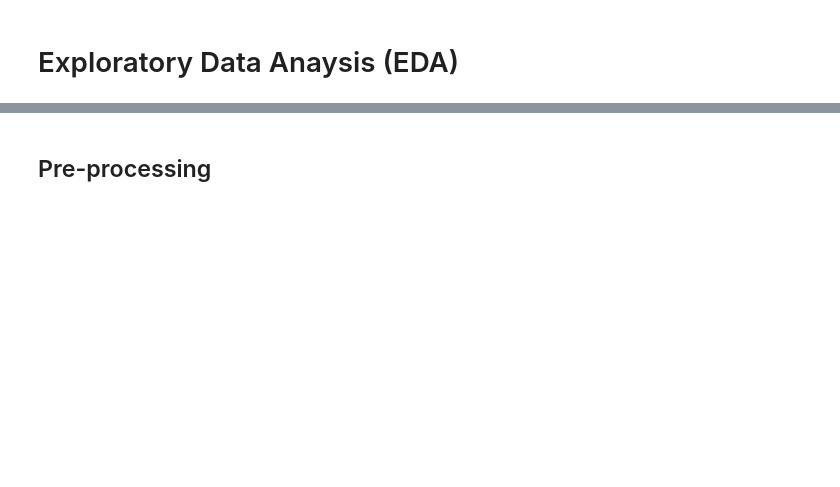
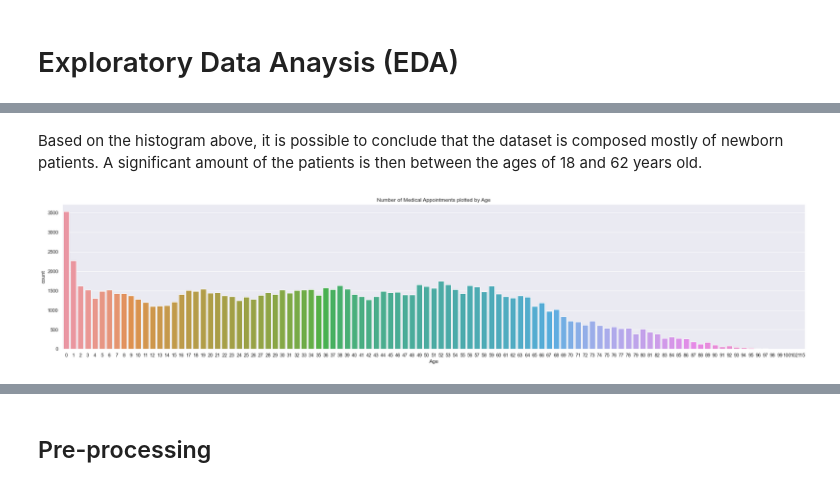
Before and after one commit to laisbsc/patients_no_show, a Jupyter notebook: laisCarvalho_MLY4_CA2.ipynb, the cells around one changed output, grey strips where cells are left out. Cells and saved outputs as stored; diff of their text form; code cells hidden in the pictures; blank space fills up the shorter version.

```diff
--- a/laisCarvalho_MLY4_CA2.ipynb
+++ b/laisCarvalho_MLY4_CA2.ipynb
@@ -258,0 +290,9 @@ VBox(children=(Tab(children=(Tab(children=(GridBox(children=(VBox(children=(Grid
+# %% [markdown]
+Based on the histogram above, it is possible to conclude that the dataset is composed mostly of newborn patients. A significant amount of the patients is then between the ages of 18 and 62 years old.
+# %%
+plt.figure(figsize=(30,6))
+ax = sns.countplot(x=df_raw.Age)
+ax.set_title("Number of Medical Appointments plotted by Age")
+plt.show()
+# %% [output]
+[figure, added]
```
Also changed, not shown: parts of 110 cells of this notebook.
